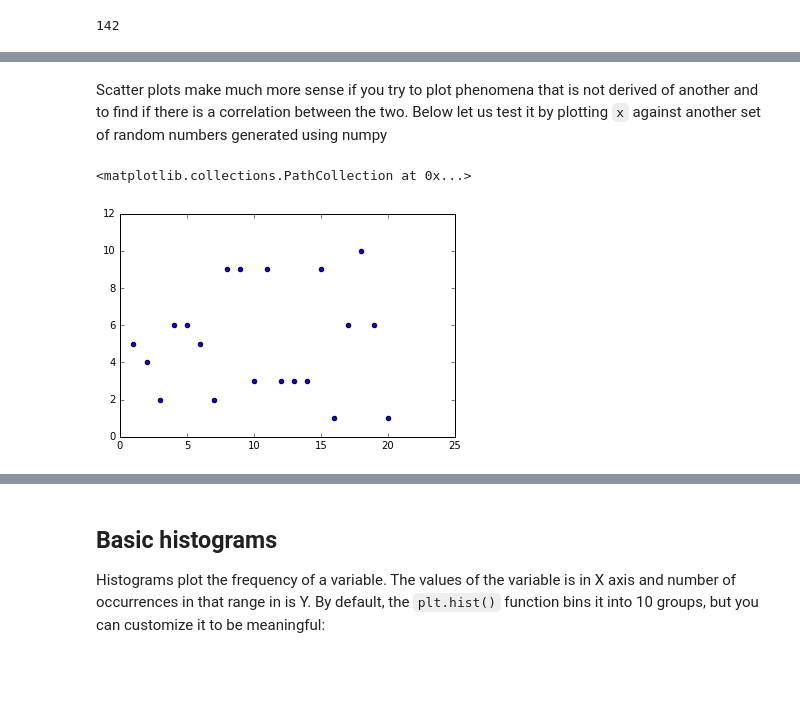
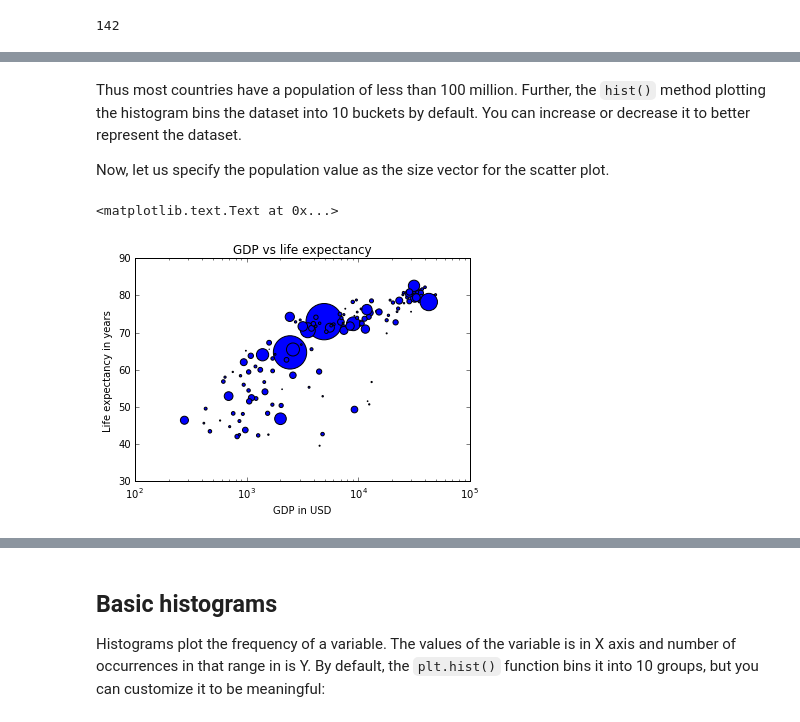
Before and after one commit to AtmaMani/pyChakras, a Jupyter notebook: data_viz/matplotlib_tutorial.ipynb, the cells around one changed output, grey strips where cells are left out. Cells and saved outputs as stored; diff of their text form; code cells hidden in the pictures; blank space fills up the shorter version.

```diff
--- a/data_viz/matplotlib_tutorial.ipynb
+++ b/data_viz/matplotlib_tutorial.ipynb
@@ -149,8 +106,13 @@ plt.scatter(x,y)
-# %% [markdown]
-Scatter plots make much more sense if you try to plot phenomena that is not derived of another and to find if there is a correlation between the two. Below let us test it by plotting `x` against another set of random numbers generated using numpy
-# %%
-random_numbers = np.random.randint(1, 11, 20) #random numbers falling between 1 through 10
-plt.scatter(x,random_numbers)
-# %% [output]
-<matplotlib.collections.PathCollection at 0x...>
-[figure, removed]
+# %% [markdown]
+Thus most countries have a population of less than 100 million. Further, the `hist()` method plotting the histogram bins the dataset into 10 buckets by default. You can increase or decrease it to better represent the dataset.
+
+Now, let us specify the population value as the size vector for the scatter plot.
+# %%
+my_scat = plt.scatter(gdp_cap, life_exp, s=country_pop) #specify size vector to the 's' parameter.
+plt.xscale('log')
+plt.title('GDP vs life expectancy')
+plt.xlabel('GDP in USD')
+plt.ylabel('Life expectancy in years')
+# %% [output]
+<matplotlib.text.Text at 0x...>
+[figure, added]
```
Also changed, not shown: parts of 17 cells of this notebook.
